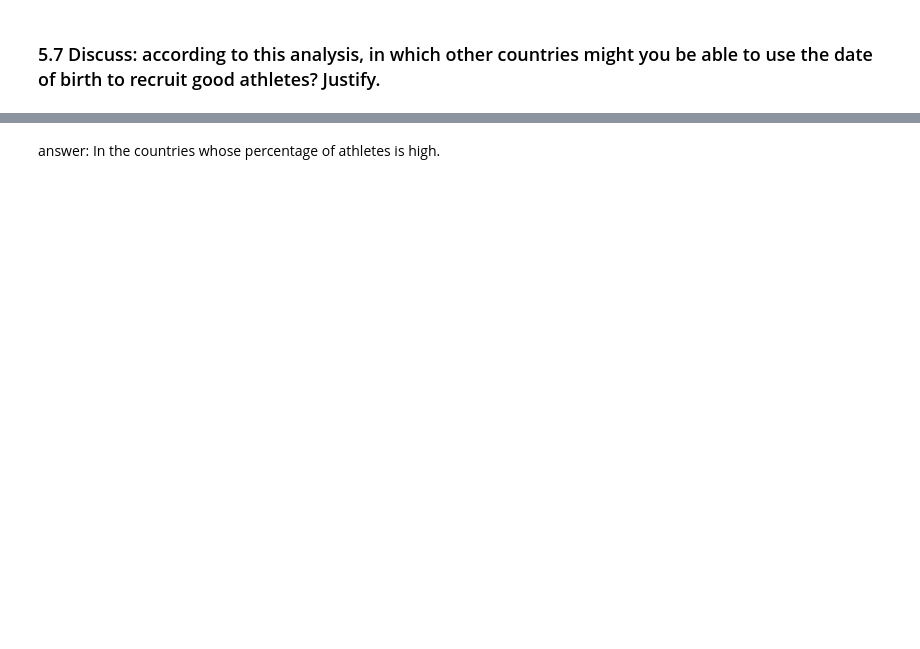
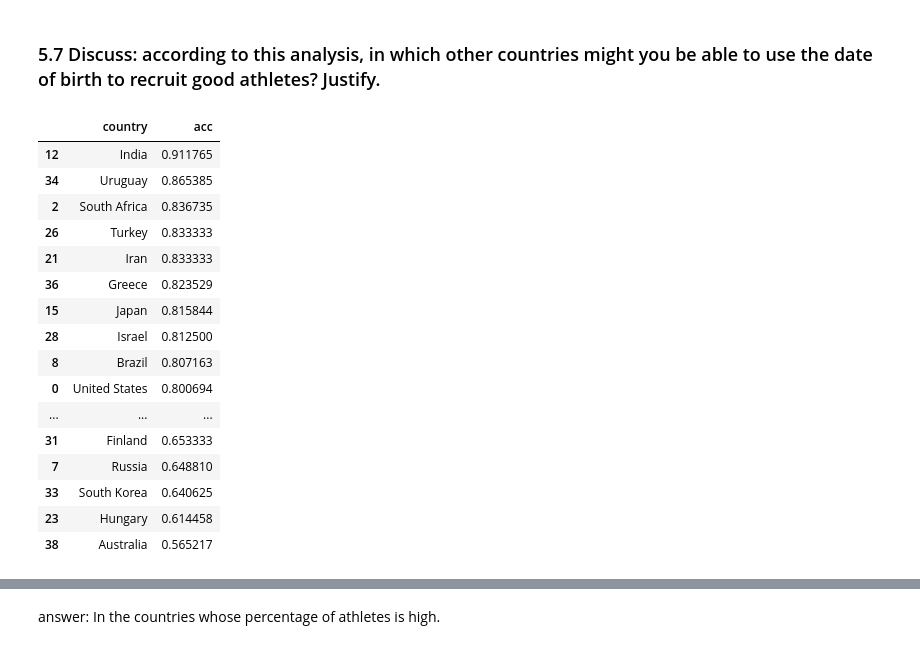
Before and after one commit to PeterYYZhang/2022, a Jupyter notebook: Homework/02 - Regression Observational Studies Stats and Supervised Learning/hw2.ipynb, the cells around one changed output, grey strips where cells are left out. Cells and saved outputs as stored; diff of their text form; code cells hidden in the pictures; blank space fills up the shorter version.

```diff
--- a/Homework/02 - Regression Observational Studies Stats and Supervised Learning/hw2.ipynb
+++ b/Homework/02 - Regression Observational Studies Stats and Supervised Learning/hw2.ipynb
@@ -736,0 +740,20 @@ acc
+# %%
+acc
+# %% [output]
+|  | country | acc |
+| 12 | India | 0.911765 |
+| 34 | Uruguay | 0.865385 |
+| 2 | South Africa | 0.836735 |
+| 26 | Turkey | 0.833333 |
+| 21 | Iran | 0.833333 |
+| 36 | Greece | 0.823529 |
+| 15 | Japan | 0.815844 |
+| 28 | Israel | 0.812500 |
+| 8 | Brazil | 0.807163 |
+| 0 | United States | 0.800694 |
+| ... | ... | ... |
+| 31 | Finland | 0.653333 |
+| 7 | Russia | 0.648810 |
+| 33 | South Korea | 0.640625 |
+| 23 | Hungary | 0.614458 |
+| 38 | Australia | 0.565217 |
```
Also changed, not shown: parts of 12 cells of this notebook.
